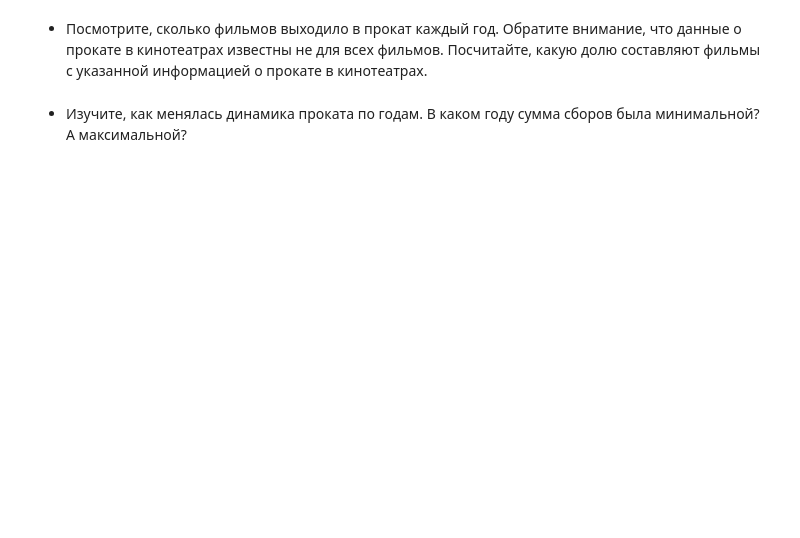
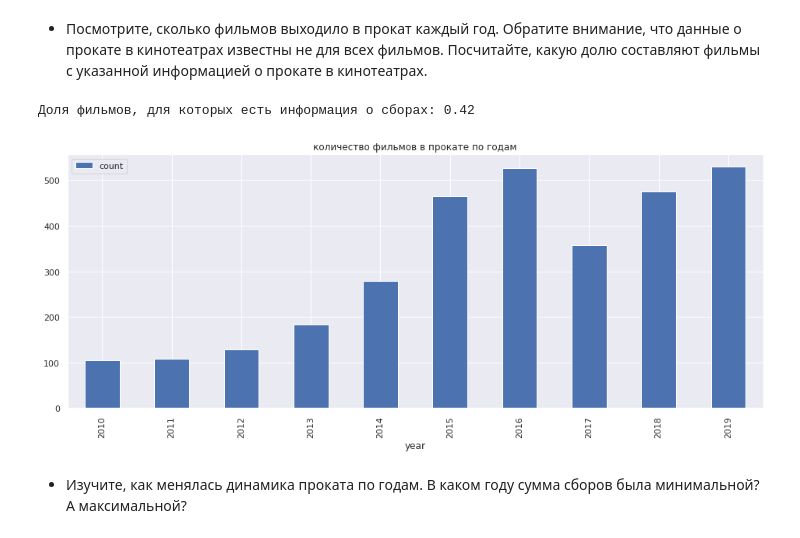
Before and after one commit to ArtyomRasskazov/Practicum, a Jupyter notebook: 1-4-russian-film-distribution.ipynb, the cells around one changed output. Cells and saved outputs as stored; diff of their text form; code cells hidden in the pictures; blank space fills up the shorter version.

```diff
--- a/1-4-russian-film-distribution.ipynb
+++ b/1-4-russian-film-distribution.ipynb
@@ -516,9 +516,9 @@ print()
 Чаще всего доля участия государства в бюджете составляет 0.6140376284219444
 [figure]
 # %%
-df_mkrf_movies.loc[invalid_budget.index, 'budget'] = (df_mkrf_movies.loc[invalid_budget.index, 'refundable_support'] + df_mkrf_movies.loc[invalid_budget.index, 'nonrefundable_support']) / support_percentage
+df.loc[invalid_budget.index, 'budget'] = (df.loc[invalid_budget.index, 'refundable_support'] + df.loc[invalid_budget.index, 'nonrefundable_support']) / support_percentage
 
-df_mkrf_movies.loc[invalid_budget.index]
+df.loc[invalid_budget.index]
 # %% [output]
 |  | title | puNumber | show_start_date | type | film_studio | production_country | director | producer | ... |
 | 2053 | 14+ | 111023614 | 2014-12-19 12:00:00 | Художественный | ООО Киностудия "Сентябрь" | Россия | А.Зайцев | О.Гранина, А.Зайцев | ... |
@@ -543,7 +543,7 @@ df_mkrf_movies.loc[invalid_budget.index]
 # %% [markdown]
 - Создайте столбец с информацией о годе проката. Выделите год из даты премьеры фильма.
 # %%
-df_mkrf_movies['year'] = df_mkrf_movies['show_start_date'].dt.year
+df['year'] = df['show_start_date'].dt.year
 # %% [markdown]
 - Создайте два столбца: с именем и фамилией главного режиссёра и основным жанром фильма. В столбцы войдут первые значения из списка режиссёров и жанров соответственно.
 
@@ -565,10 +565,16 @@ def add_main(df, columns):
         df[f'main_{column}'] = df[column].dropna().apply(lambda x: x.split(', ')[0])
     return df
 # %%
-df_mkrf_movies = add_main(df_mkrf_movies, ['director', 'genres'])
+df = add_main(df, ['director', 'genres'])
 # %% [markdown]
 - Посчитайте, какую долю от общего бюджета фильма составляет государственная поддержка.
 # %% [markdown]
 Сделано выше
 # %% [markdown]
 ## Шаг 3. Проведите исследовательский анализ данных
+# %%
+df_pivot = df.loc[df['box_office'].notna(), ['year', 'box_office']] \
+                .groupby('year') \
+                .agg(['count', 'sum', 'mean', 'median'])
+
+df_pivot.columns = df_pivot.columns.get_level_values(1)
@@ -575,4 +596,10 @@ df_mkrf_movies = add_main(df_mkrf_movies, ['director', 'genres'])
 # %% [markdown]
 - Посмотрите, сколько фильмов выходило в прокат каждый год. Обратите внимание, что данные о прокате в кинотеатрах известны не для всех фильмов. Посчитайте, какую долю составляют фильмы с указанной информацией о прокате в кинотеатрах.
+# %%
+df_pivot.plot(title='количество фильмов в прокате по годам', kind='bar', y='count')
+print(f'Доля фильмов, для которых есть информация о сборах: {df.box_office.notna().mean():.2f}')
+# %% [output]
+Доля фильмов, для которых есть информация о сборах: 0.42
+[figure, added]
 # %% [markdown]
 - Изучите, как менялась динамика проката по годам. В каком году сумма сборов была минимальной? А максимальной?
```
Also changed, not shown: parts of 31 cells of this notebook.
